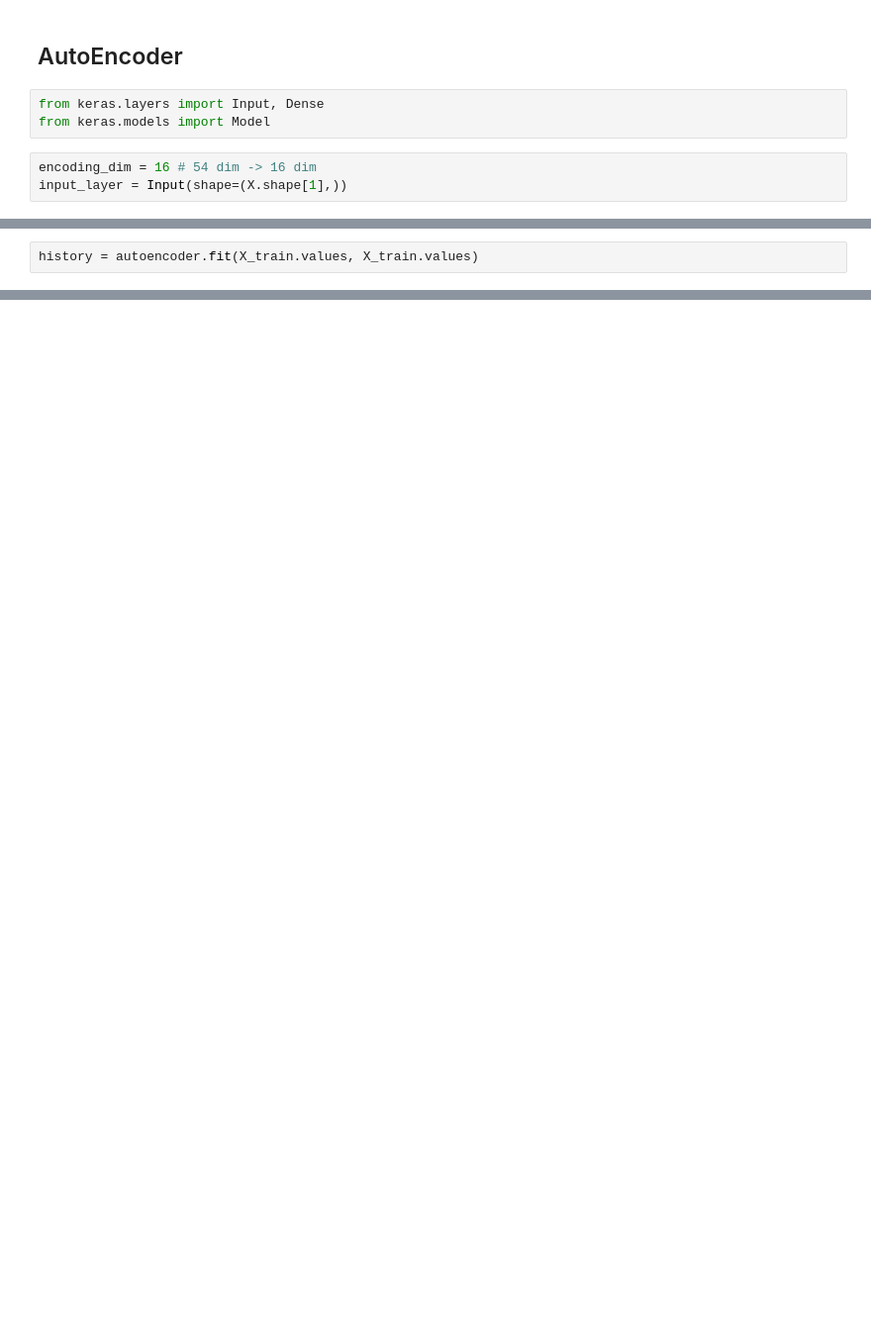
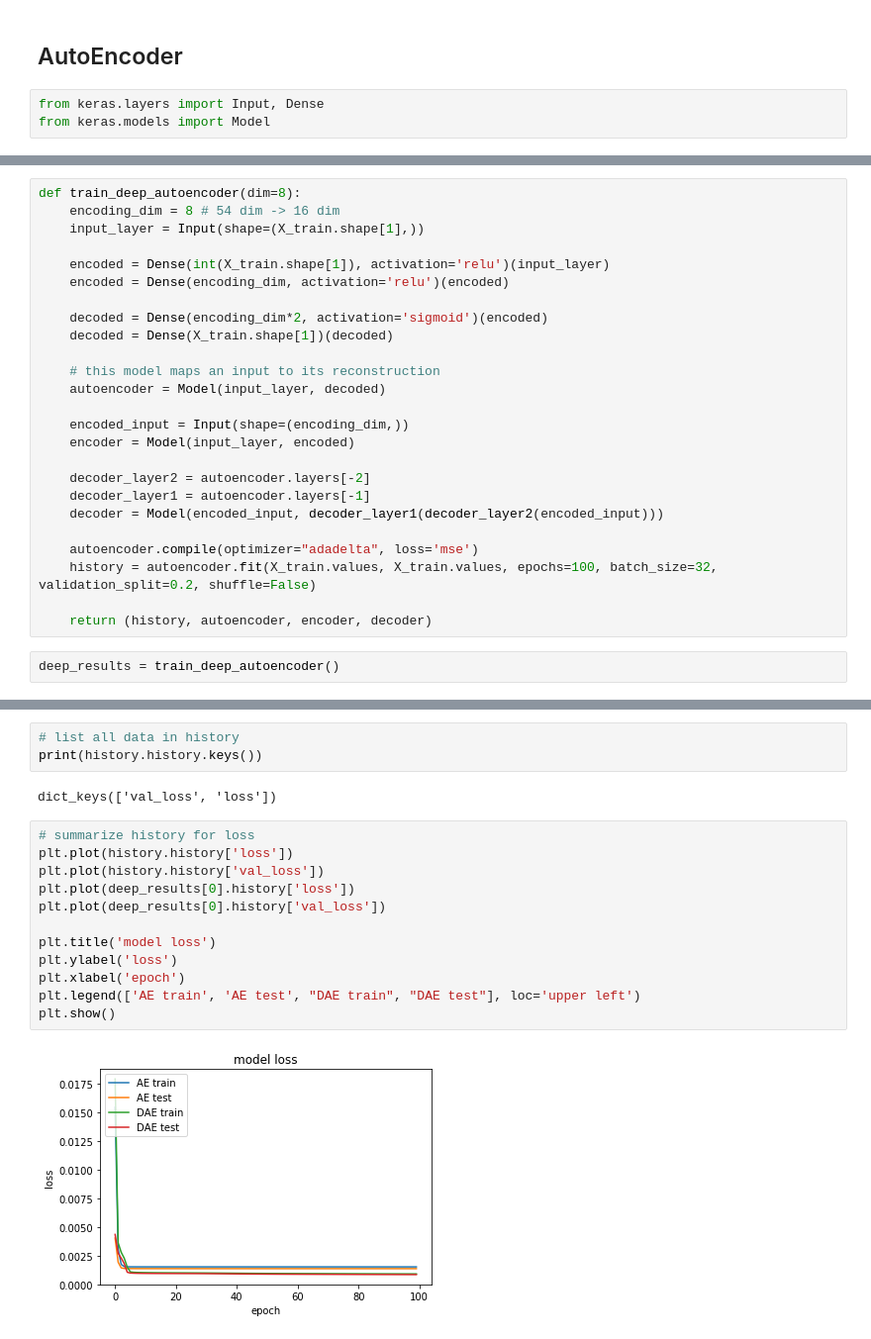
Before and after one commit to chinux23/NeuralNetworkAsTradingStrategy, a Jupyter notebook: AutoEncoder.ipynb, the cells around one changed output, grey strips where cells are left out. Shown at 99% size. Cells and saved outputs as stored; diff of their text form; blank space fills up the shorter version.

```diff
--- a/AutoEncoder.ipynb
+++ b/AutoEncoder.ipynb
@@ -164,7 +172,4 @@ Train: 66.65%
 # %%
 from keras.layers import Input, Dense
 from keras.models import Model
-# %%
-encoding_dim = 16 # 54 dim -> 16 dim
-input_layer = Input(shape=(X.shape[1],))
 # %%
@@ -185,2 +196,0 @@ autoencoder.compile(optimizer='adadelta', loss='mse')
-# %%
-history = autoencoder.fit(X_train.values, X_train.values)
@@ -189,0 +197,27 @@ Epoch 1/1
+# %%
+def train_deep_autoencoder(dim=8):
+    encoding_dim = 8 # 54 dim -> 16 dim
+    input_layer = Input(shape=(X_train.shape[1],))
+
+    encoded = Dense(int(X_train.shape[1]), activation='relu')(input_layer)
+    encoded = Dense(encoding_dim, activation='relu')(encoded)
+
+    decoded = Dense(encoding_dim*2, activation='sigmoid')(encoded)
+    decoded = Dense(X_train.shape[1])(decoded)
+
+    # this model maps an input to its reconstruction
+    autoencoder = Model(input_layer, decoded)
+
+    encoded_input = Input(shape=(encoding_dim,))
+    encoder = Model(input_layer, encoded)
+
+    decoder_layer2 = autoencoder.layers[-2]
+    decoder_layer1 = autoencoder.layers[-1]
+    decoder = Model(encoded_input, decoder_layer1(decoder_layer2(encoded_input)))
+
+    autoencoder.compile(optimizer="adadelta", loss='mse')
+    history = autoencoder.fit(X_train.values, X_train.values, epochs=100, batch_size=32, validation_split=0.2, shuffle=False)
+
+    return (history, autoencoder, encoder, decoder)
+# %%
+deep_results = train_deep_autoencoder()
@@ -189,0 +279,19 @@ Epoch 1/1
+# %%
+# list all data in history
+print(history.history.keys())
+# %% [output]
+dict_keys(['val_loss', 'loss'])
+# %%
+# summarize history for loss
+plt.plot(history.history['loss'])
+plt.plot(history.history['val_loss'])
+plt.plot(deep_results[0].history['loss'])
+plt.plot(deep_results[0].history['val_loss'])
+
+plt.title('model loss')
+plt.ylabel('loss')
+plt.xlabel('epoch')
+plt.legend(['AE train', 'AE test', "DAE train", "DAE test"], loc='upper left')
+plt.show()
+# %% [output]
+[figure, added]
```
Also changed, not shown: parts of 29 cells of this notebook, 5 other files.
